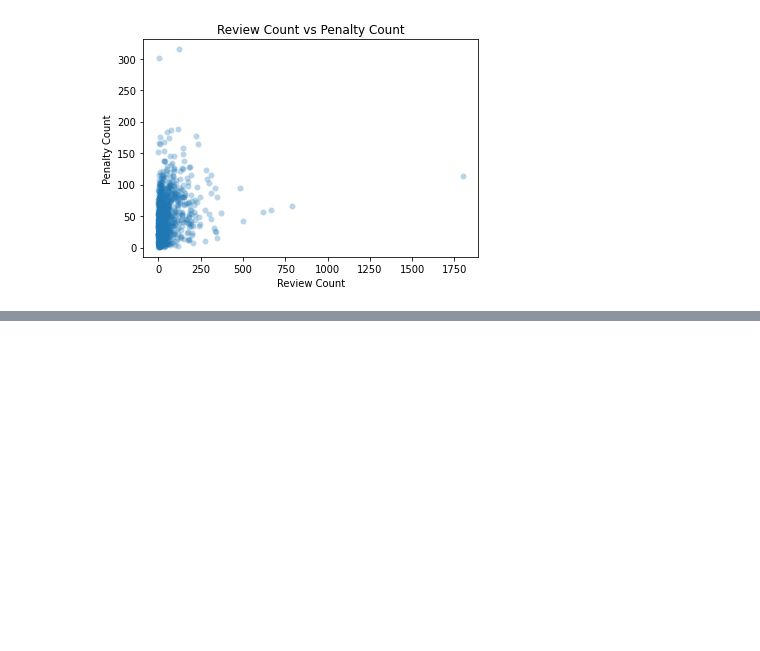
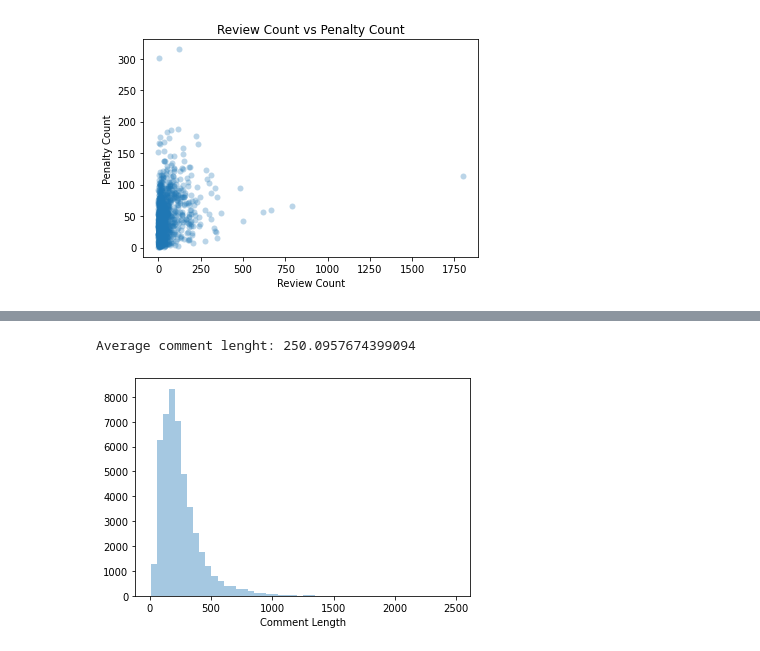
Before and after one commit to COGS108/individual_sp20, a Jupyter notebook: final_project/Scratch Work.ipynb, the cells around one changed output, grey strips where cells are left out. Saved outputs shown, nothing was run; the diff lists cells and outputs as text; code cells hidden in the pictures; blank space fills up the shorter version.

```diff
--- a/final_project/Scratch Work.ipynb
+++ b/final_project/Scratch Work.ipynb
@@ -419,0 +426,8 @@ violation_full_df.dropna(how="any", subset=["comments", "rating", "review_count"
+# %%
+comment_length_plot = sns.distplot(violation_full_df["comments"].apply(lambda c: len(c)), kde=False)
+comment_length_plot.set_xlabel("Comment Length")
+
+print("Average comment lenght: {}".format(violation_full_df["comments"].apply(lambda c: len(c)).agg("mean")))
+# %% [output]
+Average comment lenght: 250.0957674399094
+[figure, added]
```
Also changed, not shown: parts of 63 cells of this notebook.
